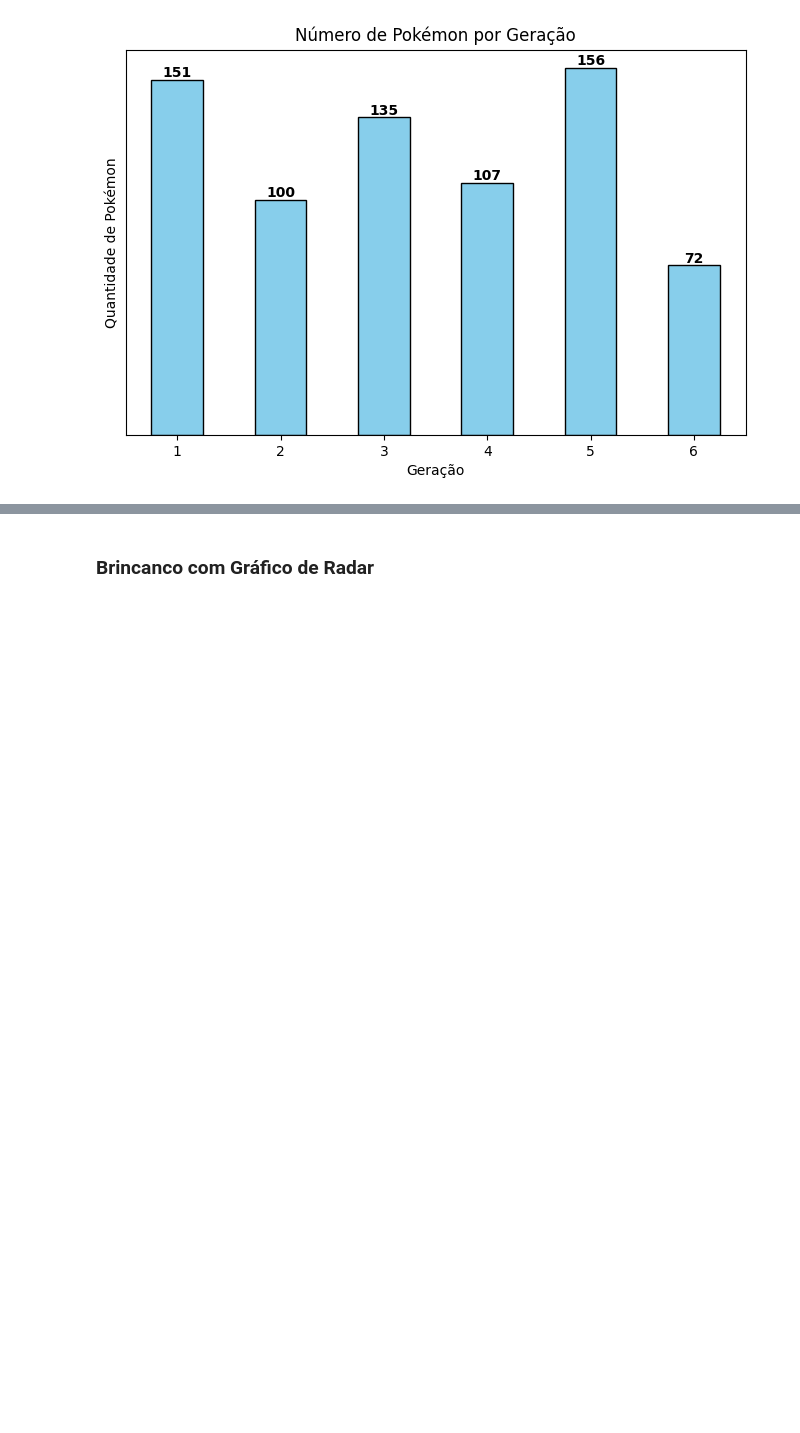
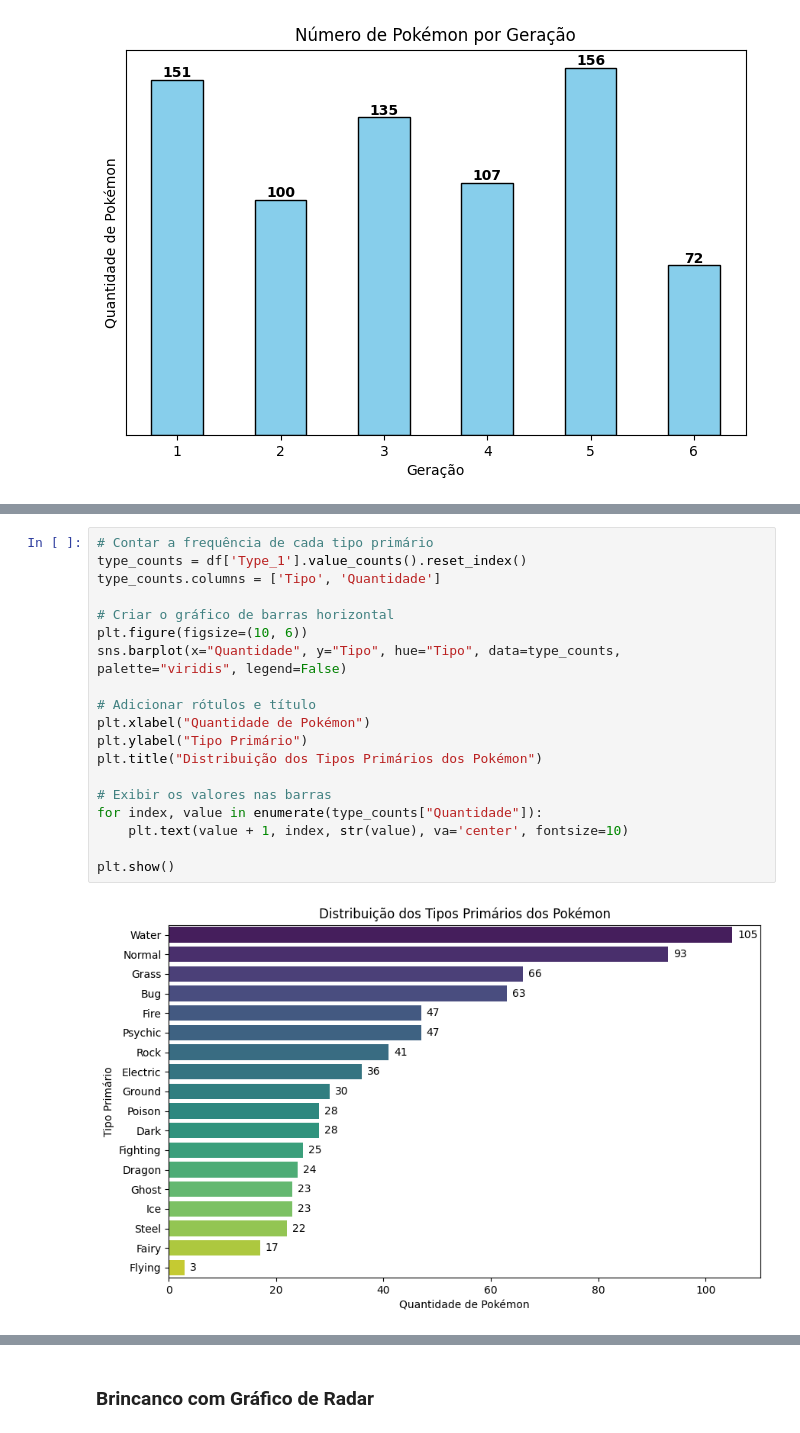
Before and after one commit to Blayvi/Tratamento-e-analise-de-dados-com-Pokemon, a Jupyter notebook: codigo.ipynb, the cells around one changed output, grey strips where cells are left out. Saved outputs shown, nothing was run; the diff lists cells and outputs as text; blank space fills up the shorter version.

```diff
--- a/codigo.ipynb
+++ b/codigo.ipynb
@@ -158,0 +186,21 @@ plt.show()
+# %%
+# Contar a frequência de cada tipo primário
+type_counts = df['Type_1'].value_counts().reset_index()
+type_counts.columns = ['Tipo', 'Quantidade']
+
+# Criar o gráfico de barras horizontal
+plt.figure(figsize=(10, 6))
+sns.barplot(x="Quantidade", y="Tipo", hue="Tipo", data=type_counts, palette="viridis", legend=False)
+
+# Adicionar rótulos e título
+plt.xlabel("Quantidade de Pokémon")
+plt.ylabel("Tipo Primário")
+plt.title("Distribuição dos Tipos Primários dos Pokémon")
+
+# Exibir os valores nas barras
+for index, value in enumerate(type_counts["Quantidade"]):
+    plt.text(value + 1, index, str(value), va='center', fontsize=10)
+
+plt.show()
+# %% [output]
+[figure, added]
```
Also changed, not shown: parts of 14 cells of this notebook.
